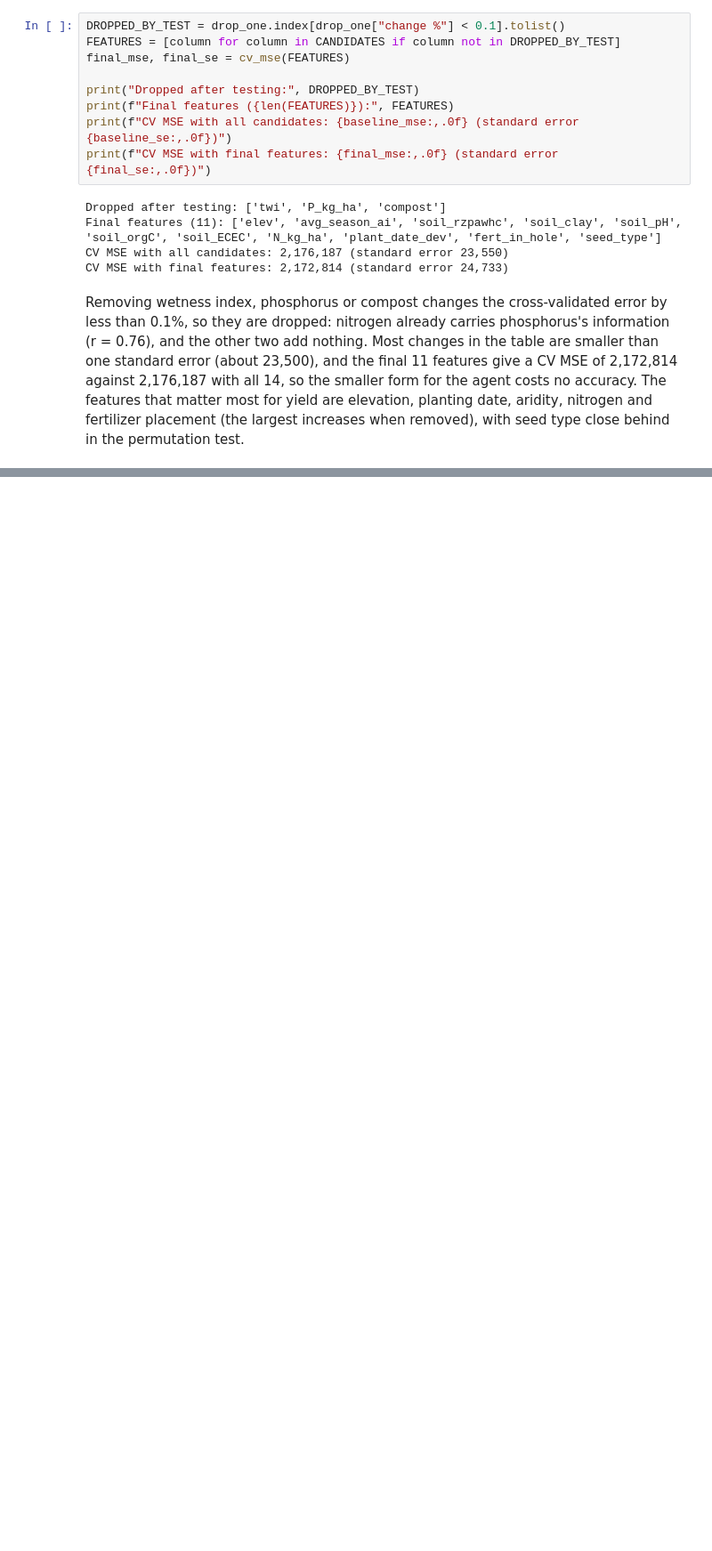
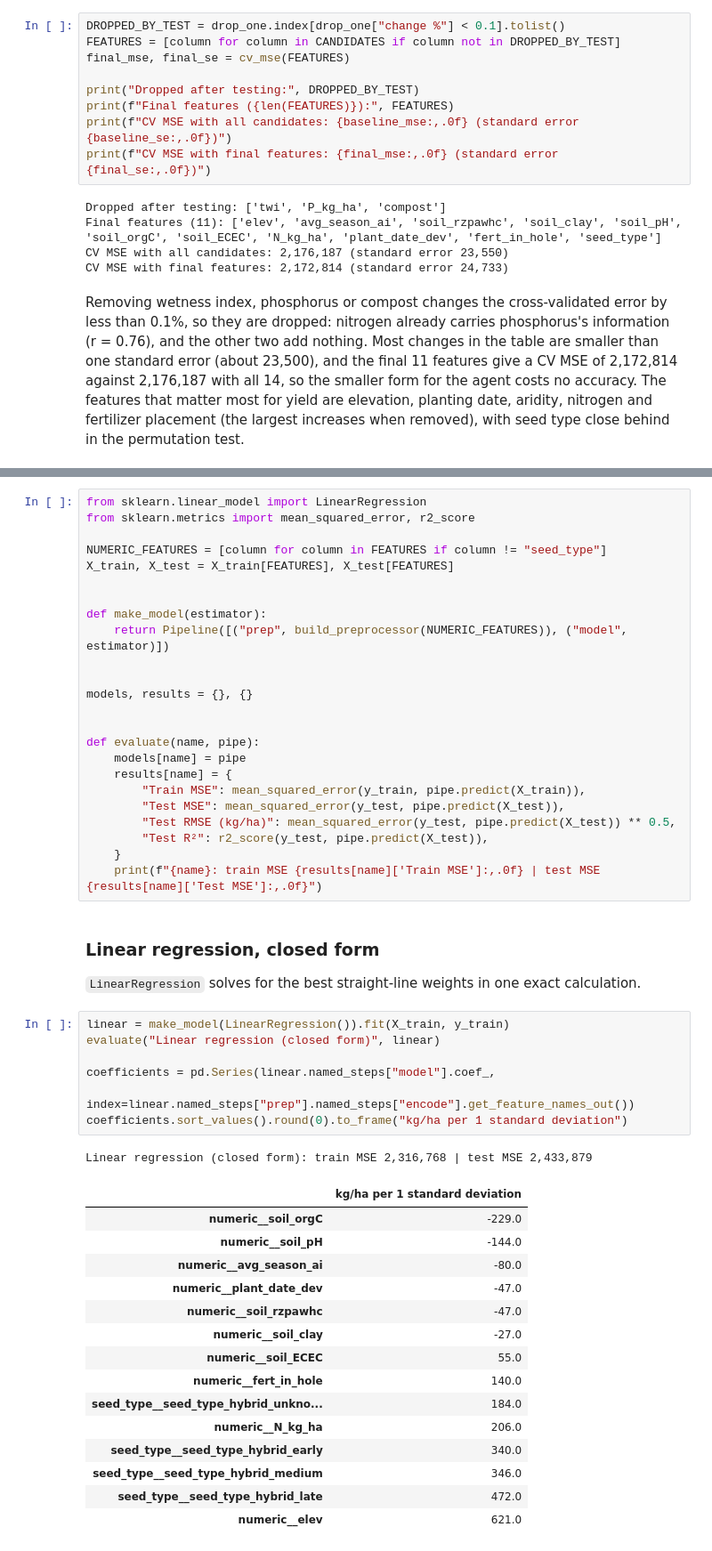
Before and after one commit to Kiguru-Alu/linear_regression_model, a Jupyter notebook: summative/linear_regression/multivariate.ipynb, the cells around one changed output, grey strips where cells are left out. Shown at 89% size. Drawn from its saved outputs; the diff is of its cells as text; blank space fills up the shorter version.

Commit message:
notebook: closed-form linear regression baseline

```diff
--- a/summative/linear_regression/multivariate.ipynb
+++ b/summative/linear_regression/multivariate.ipynb
@@ -429,0 +434,52 @@ Removing wetness index, phosphorus or compost changes the cross-validated error
+# %%
+from sklearn.linear_model import LinearRegression
+from sklearn.metrics import mean_squared_error, r2_score
+
+NUMERIC_FEATURES = [column for column in FEATURES if column != "seed_type"]
+X_train, X_test = X_train[FEATURES], X_test[FEATURES]
+
+
+def make_model(estimator):
+    return Pipeline([("prep", build_preprocessor(NUMERIC_FEATURES)), ("model", estimator)])
+
+
+models, results = {}, {}
+
+
+def evaluate(name, pipe):
+    models[name] = pipe
+    results[name] = {
+        "Train MSE": mean_squared_error(y_train, pipe.predict(X_train)),
+        "Test MSE": mean_squared_error(y_test, pipe.predict(X_test)),
+        "Test RMSE (kg/ha)": mean_squared_error(y_test, pipe.predict(X_test)) ** 0.5,
+        "Test R²": r2_score(y_test, pipe.predict(X_test)),
+    }
+    print(f"{name}: train MSE {results[name]['Train MSE']:,.0f} | test MSE {results[name]['Test MSE']:,.0f}")
+# %% [markdown]
+### Linear regression, closed form
+
+`LinearRegression` solves for the best straight-line weights in one exact calculation.
+# %%
+linear = make_model(LinearRegression()).fit(X_train, y_train)
+evaluate("Linear regression (closed form)", linear)
+
+coefficients = pd.Series(linear.named_steps["model"].coef_,
+                         index=linear.named_steps["prep"].named_steps["encode"].get_feature_names_out())
+coefficients.sort_values().round(0).to_frame("kg/ha per 1 standard deviation")
+# %% [output]
+Linear regression (closed form): train MSE 2,316,768 | test MSE 2,433,879
+|  | kg/ha per 1 standard deviation |
+| numeric__soil_orgC | -229.0 |
+| numeric__soil_pH | -144.0 |
+| numeric__avg_season_ai | -80.0 |
+| numeric__plant_date_dev | -47.0 |
+| numeric__soil_rzpawhc | -47.0 |
+| numeric__soil_clay | -27.0 |
+| numeric__soil_ECEC | 55.0 |
+| numeric__fert_in_hole | 140.0 |
+| seed_type__seed_type_hybrid_unkno... | 184.0 |
+| numeric__N_kg_ha | 206.0 |
+| seed_type__seed_type_hybrid_early | 340.0 |
+| seed_type__seed_type_hybrid_medium | 346.0 |
+| seed_type__seed_type_hybrid_late | 472.0 |
+| numeric__elev | 621.0 |
```
Also changed, not shown: parts of 2 cells of this notebook.
